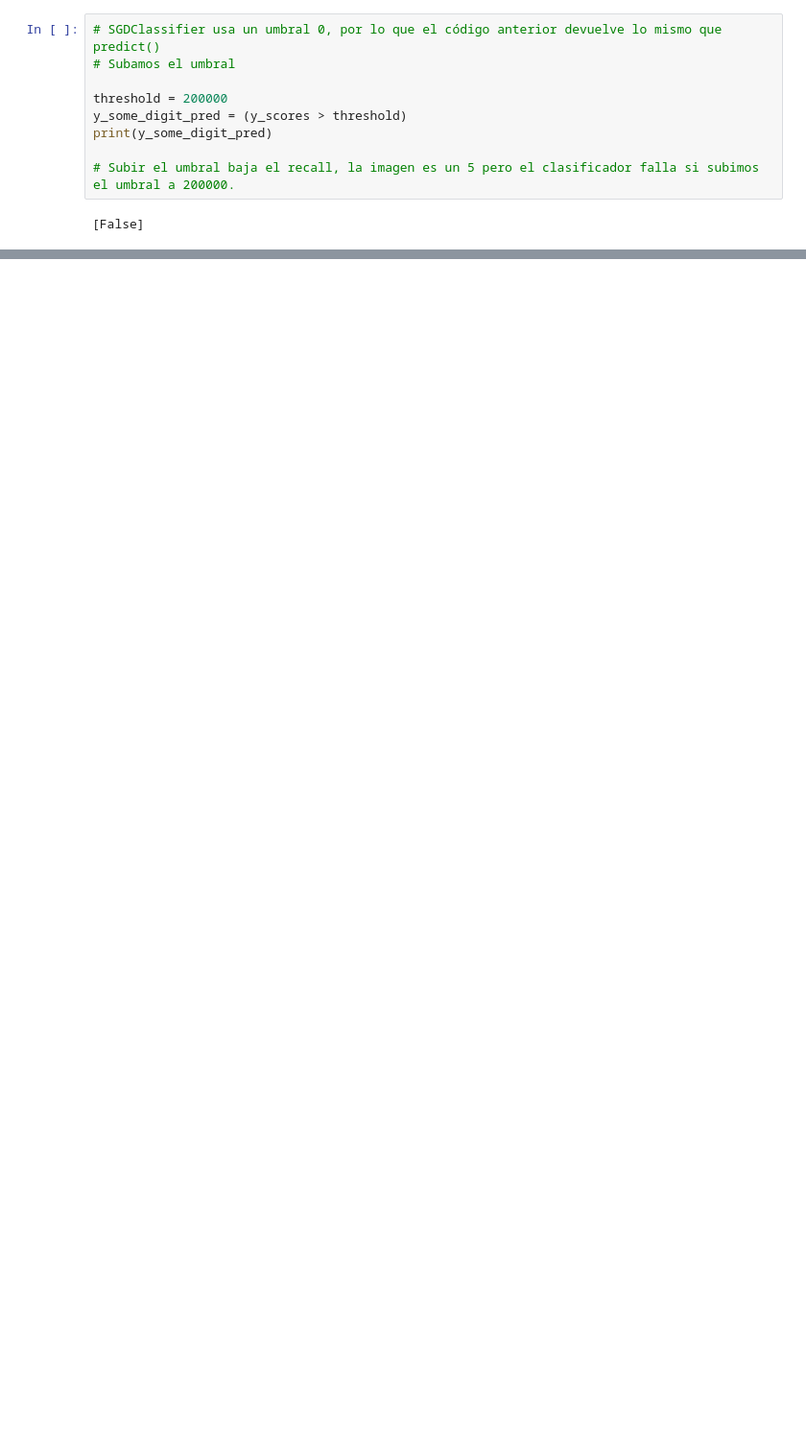
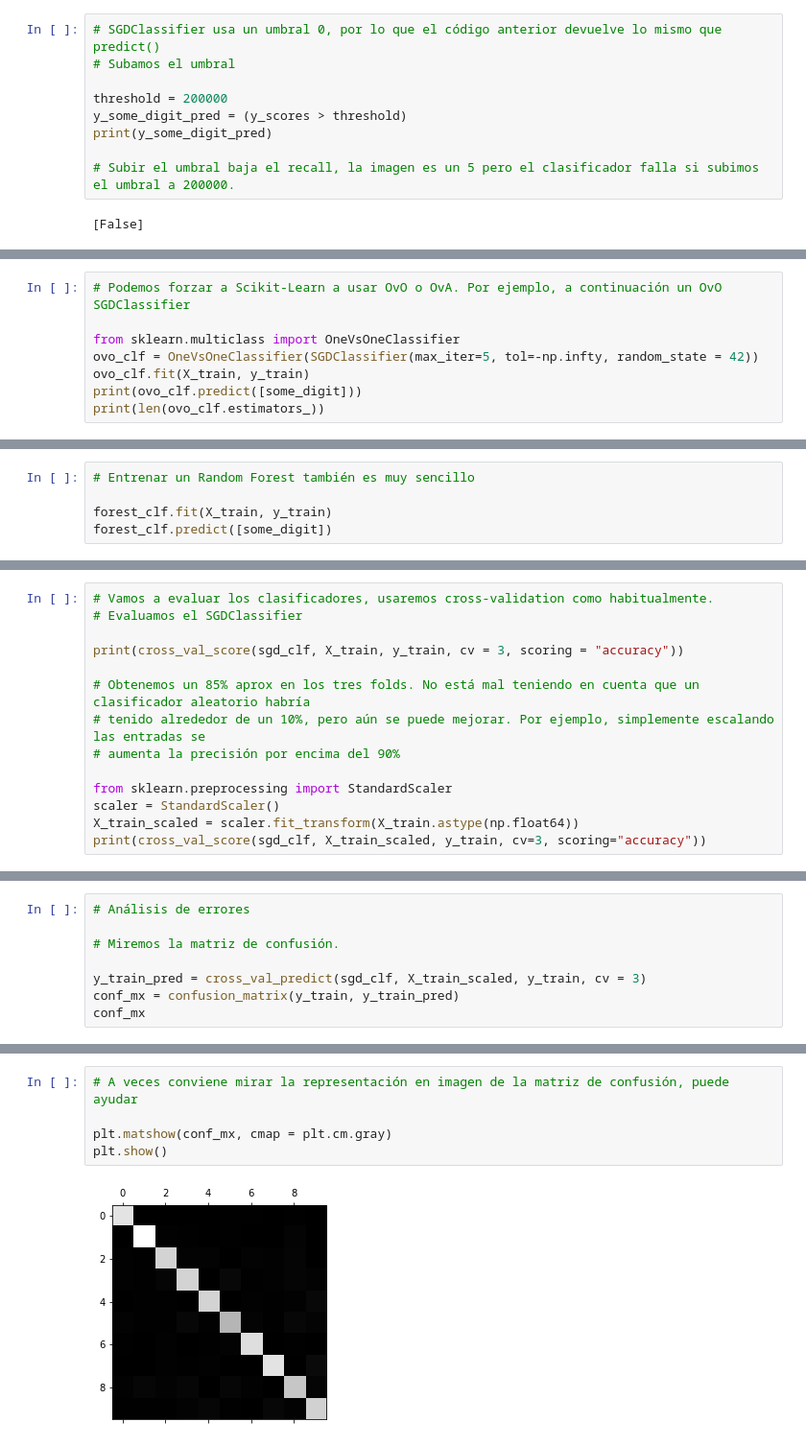
Before and after one commit to marcospm92/Hands-on-Machine-Learning-with-ScikitLearn-and-Tensorflow, a Jupyter notebook: MNIST.ipynb, the cells around one changed output, grey strips where cells are left out. Shown at 96% size. Cells and saved outputs as stored; diff of their text form; blank space fills up the shorter version.

Commit message:
Hands on Machine Learning - Chapter 3

```diff
--- a/MNIST.ipynb
+++ b/MNIST.ipynb
@@ -362,0 +409,8 @@ print(recall_score(y_train_5, y_train_pred_forest))
+# %%
+# Podemos forzar a Scikit-Learn a usar OvO o OvA. Por ejemplo, a continuación un OvO SGDClassifier
+
+from sklearn.multiclass import OneVsOneClassifier
+ovo_clf = OneVsOneClassifier(SGDClassifier(max_iter=5, tol=-np.infty, random_state = 42))
+ovo_clf.fit(X_train, y_train)
+print(ovo_clf.predict([some_digit]))
+print(len(ovo_clf.estimators_))
@@ -362,0 +420,5 @@ print(recall_score(y_train_5, y_train_pred_forest))
+# %%
+# Entrenar un Random Forest también es muy sencillo
+
+forest_clf.fit(X_train, y_train)
+forest_clf.predict([some_digit])
@@ -362,0 +435,14 @@ print(recall_score(y_train_5, y_train_pred_forest))
+# %%
+# Vamos a evaluar los clasificadores, usaremos cross-validation como habitualmente.
+# Evaluamos el SGDClassifier
+
+print(cross_val_score(sgd_clf, X_train, y_train, cv = 3, scoring = "accuracy"))
+
+# Obtenemos un 85% aprox en los tres folds. No está mal teniendo en cuenta que un clasificador aleatorio habría
+# tenido alrededor de un 10%, pero aún se puede mejorar. Por ejemplo, simplemente escalando las entradas se
+# aumenta la precisión por encima del 90%
+
+from sklearn.preprocessing import StandardScaler
+scaler = StandardScaler()
+X_train_scaled = scaler.fit_transform(X_train.astype(np.float64))
+print(cross_val_score(sgd_clf, X_train_scaled, y_train, cv=3, scoring="accuracy"))
@@ -362,0 +452,8 @@ print(recall_score(y_train_5, y_train_pred_forest))
+# %%
+# Análisis de errores
+
+# Miremos la matriz de confusión.
+
+y_train_pred = cross_val_predict(sgd_clf, X_train_scaled, y_train, cv = 3)
+conf_mx = confusion_matrix(y_train, y_train_pred)
+conf_mx
@@ -362,0 +471,7 @@ print(recall_score(y_train_5, y_train_pred_forest))
+# %%
+# A veces conviene mirar la representación en imagen de la matriz de confusión, puede ayudar
+
+plt.matshow(conf_mx, cmap = plt.cm.gray)
+plt.show()
+# %% [output]
+[figure, added]
```
Also changed, not shown: parts of 29 cells of this notebook.
